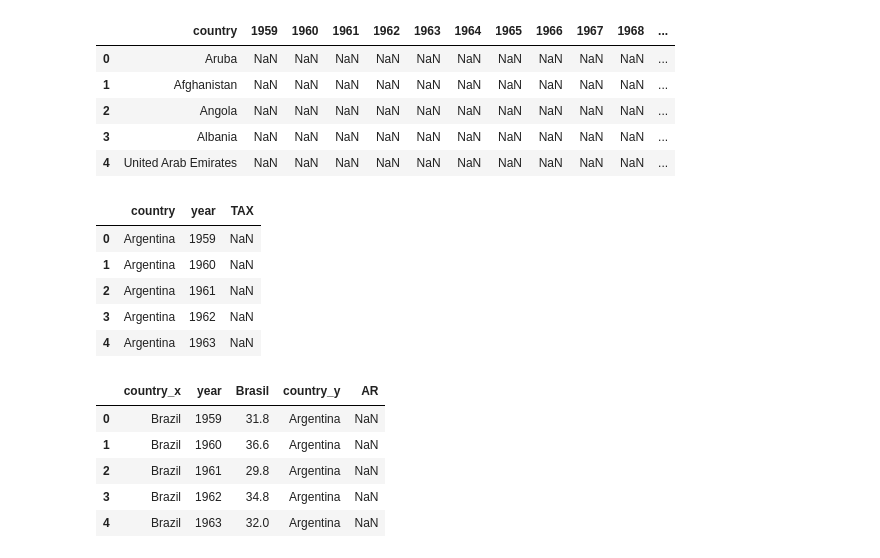
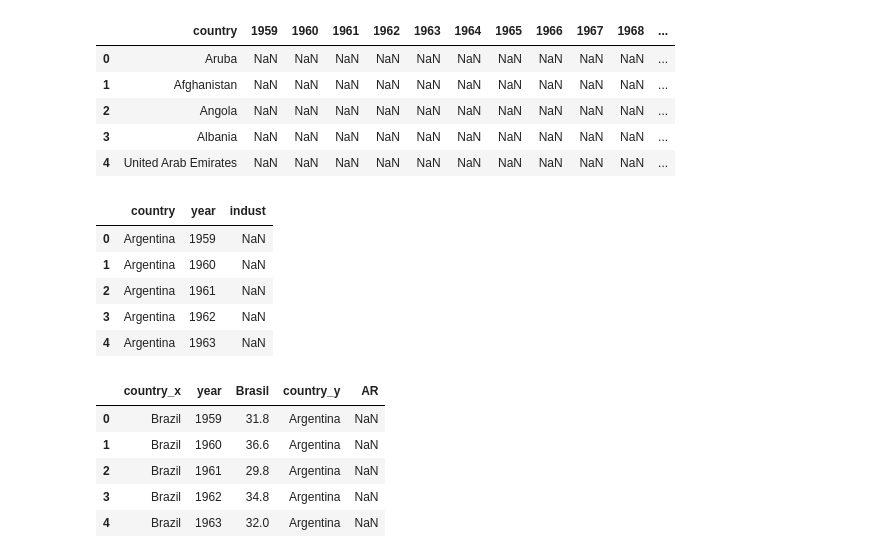
Before and after one commit to smilesrgouveia/Aula, a Jupyter notebook: TarefaTrilha2_PL.ipynb, the cells around one changed output. Drawn from its saved outputs; the diff is of its cells as text; code cells hidden in the pictures.

```diff
--- a/TarefaTrilha2_PL.ipynb
+++ b/TarefaTrilha2_PL.ipynb
@@ -118,21 +143,21 @@ tax.head()
 # %%
 tax_BR = tax[ tax.country == 'Brazil' ]
 tax_BR
 
 
 tax_AR = tax[ tax.country == 'Argentina' ]
 tax_AR
 
 
 BR = pd.melt(tax_BR, id_vars=['country'])
-BR = BR.rename(columns={'variable':'year','value':'TAX'})
+BR = BR.rename(columns={'variable':'year','value':'indust'})
 BR.head()
 
 AR = pd.melt(tax_AR, id_vars=['country'])
-AR = AR.rename(columns={'variable':'year','value':'TAX'})
+AR = AR.rename(columns={'variable':'year','value':'indust'})
 AR.head()
 # %% [output]
-|  | country | year | TAX |
+|  | country | year | indust |
 | 0 | Argentina | 1959 | NaN |
 | 1 | Argentina | 1960 | NaN |
 | 2 | Argentina | 1961 | NaN |
```
Also changed, not shown: parts of 14 cells of this notebook.
